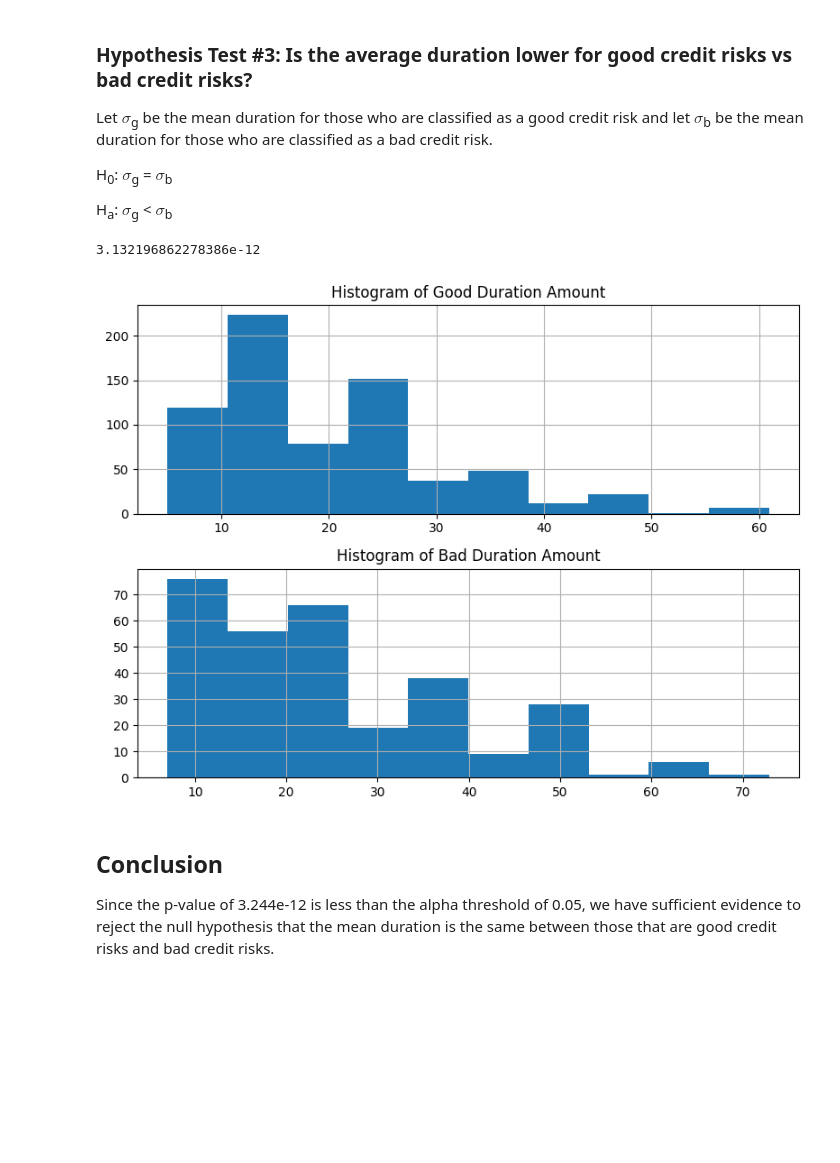
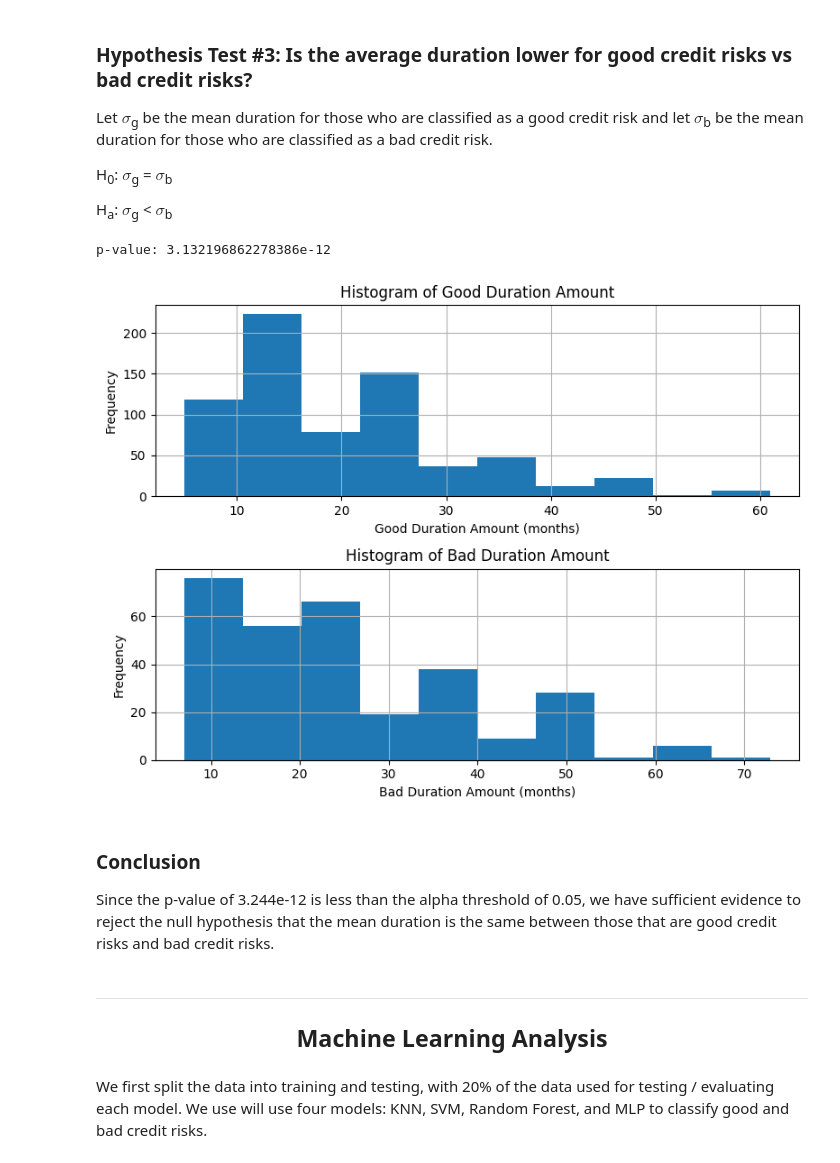
Before and after one commit to kmodo1/kmodo1.github.io, a Jupyter notebook: final-project.ipynb, the cells around one changed output. Drawn from its saved outputs; the diff is of its cells as text; code cells hidden in the pictures; blank space fills up the shorter version.

Commit message:
Added ML analysis

```diff
--- a/final-project.ipynb
+++ b/final-project.ipynb
@@ -270,19 +284,28 @@ H<sub>a</sub>: $\sigma$<sub>g</sub> < $\sigma$<sub>b</sub>
 good_duration = np.exp(df[df['class'] == 1]['duration'])
 bad_duration = np.exp(df[df['class'] == 0]['duration'])
 t_statistic, p_value = ttest_ind(good_duration, bad_duration, alternative='less')
-p_value
+print(f"p-value: {p_value}")
 # %% [output]
-3.132196862278386e-12
+p-value: 3.132196862278386e-12
 # %%
 fig, axes = plt.subplots(nrows=2, ncols=1, figsize=(8, 6))
 good_duration.hist(ax=axes[0])
 axes[0].set_title('Histogram of Good Duration Amount')
+axes[0].set_xlabel('Good Duration Amount (months)')
+axes[0].set_ylabel('Frequency')
 bad_duration.hist(ax=axes[1])
 axes[1].set_title('Histogram of Bad Duration Amount')
+axes[1].set_xlabel('Bad Duration Amount (months)')
+axes[1].set_ylabel('Frequency')
 plt.tight_layout()
 plt.show()
 # %% [output]
-[figure, old version]
+[figure, new version]
 # %% [markdown]
-## Conclusion
+### Conclusion
 Since the p-value of 3.244e-12 is less than the alpha threshold of 0.05, we have sufficient evidence to reject the null hypothesis that the mean duration is the same between those that are good credit risks and bad credit risks.
+# %% [markdown]
+<hr></hr>
+<h2 style="text-align: center;">Machine Learning Analysis</h2>
+# %% [markdown]
+We first split the data into training and testing, with 20% of the data used for testing / evaluating each model. We use will use four models: KNN, SVM, Random Forest, and MLP to classify good and bad credit risks.
```
Also changed, not shown: parts of 19 cells of this notebook, 1 other file.
